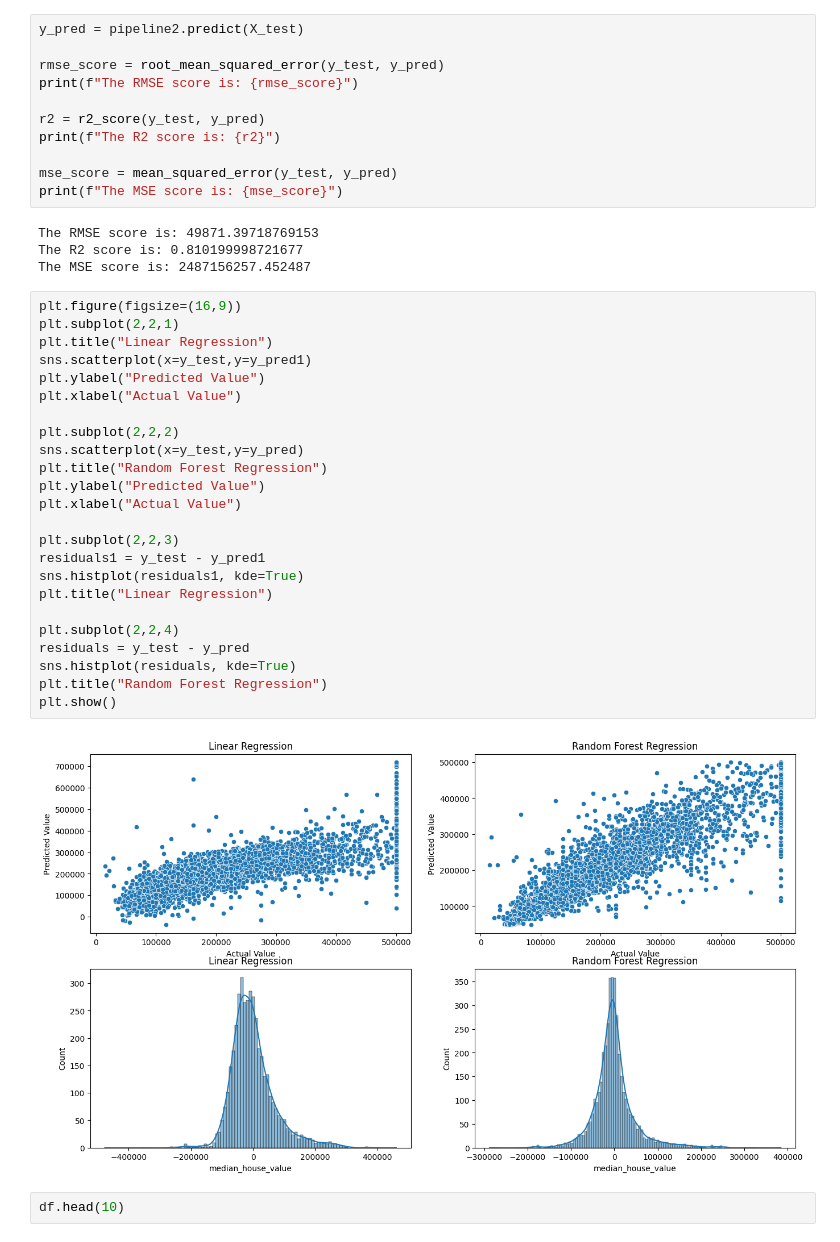
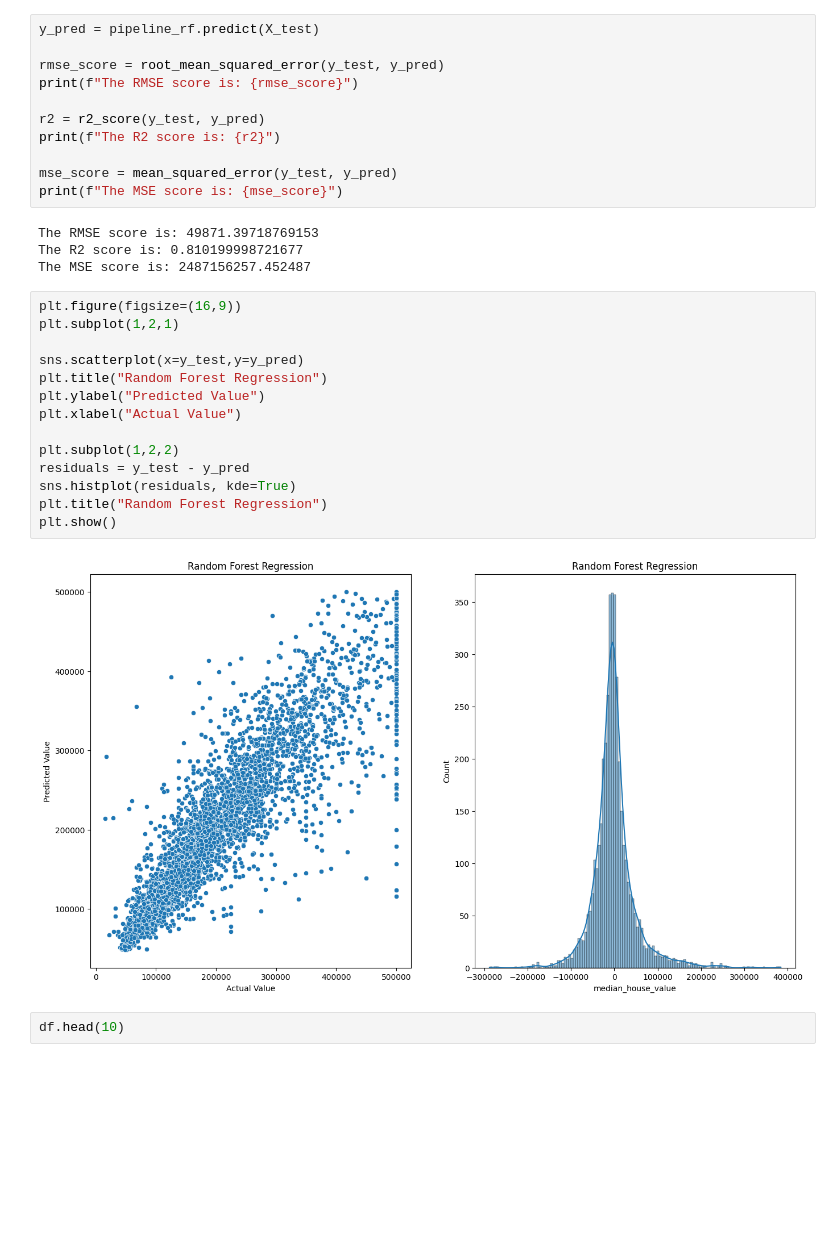
Before and after one commit to itspriyambhattacharya/California-Housing-ML-Regression-Project, a Jupyter notebook: training.ipynb, the cells around one changed output. Drawn from its saved outputs; the diff is of its cells as text; blank space fills up the shorter version.

```diff
--- a/training.ipynb
+++ b/training.ipynb
@@ -186,5 +160,5 @@ Pipeline(steps=[('preprocessing',
 # %%
-y_pred = pipeline2.predict(X_test)
+y_pred = pipeline_rf.predict(X_test)
 
 rmse_score = root_mean_squared_error(y_test, y_pred)
 print(f"The RMSE score is: {rmse_score}")
@@ -200,30 +174,20 @@ The R2 score is: 0.810199998721677
 The MSE score is: 2487156257.452487
 # %%
 plt.figure(figsize=(16,9))
-plt.subplot(2,2,1)
-plt.title("Linear Regression")
-sns.scatterplot(x=y_test,y=y_pred1)
-plt.ylabel("Predicted Value")
-plt.xlabel("Actual Value")
+plt.subplot(1,2,1)
 
-plt.subplot(2,2,2)
 sns.scatterplot(x=y_test,y=y_pred)
 plt.title("Random Forest Regression")
 plt.ylabel("Predicted Value")
 plt.xlabel("Actual Value")
 
-plt.subplot(2,2,3)
-residuals1 = y_test - y_pred1
-sns.histplot(residuals1, kde=True)
-plt.title("Linear Regression")
-
-plt.subplot(2,2,4)
+plt.subplot(1,2,2)
 residuals = y_test - y_pred
 sns.histplot(residuals, kde=True)
 plt.title("Random Forest Regression")
 plt.show()
 # %% [output]
-[figure, old version]
+[figure, new version]
 # %%
 df.head(10)
 # %% [output]
```
Also changed, not shown: parts of 12 cells of this notebook.
